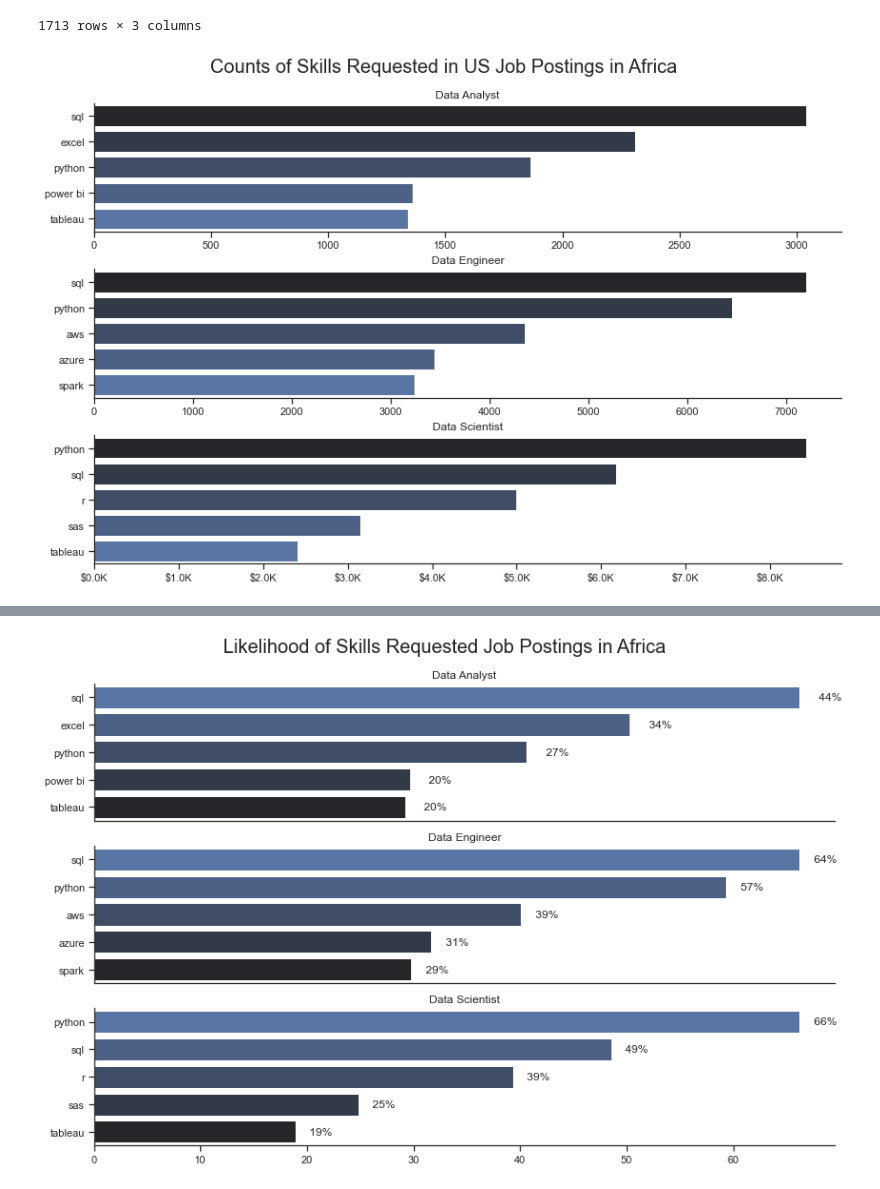
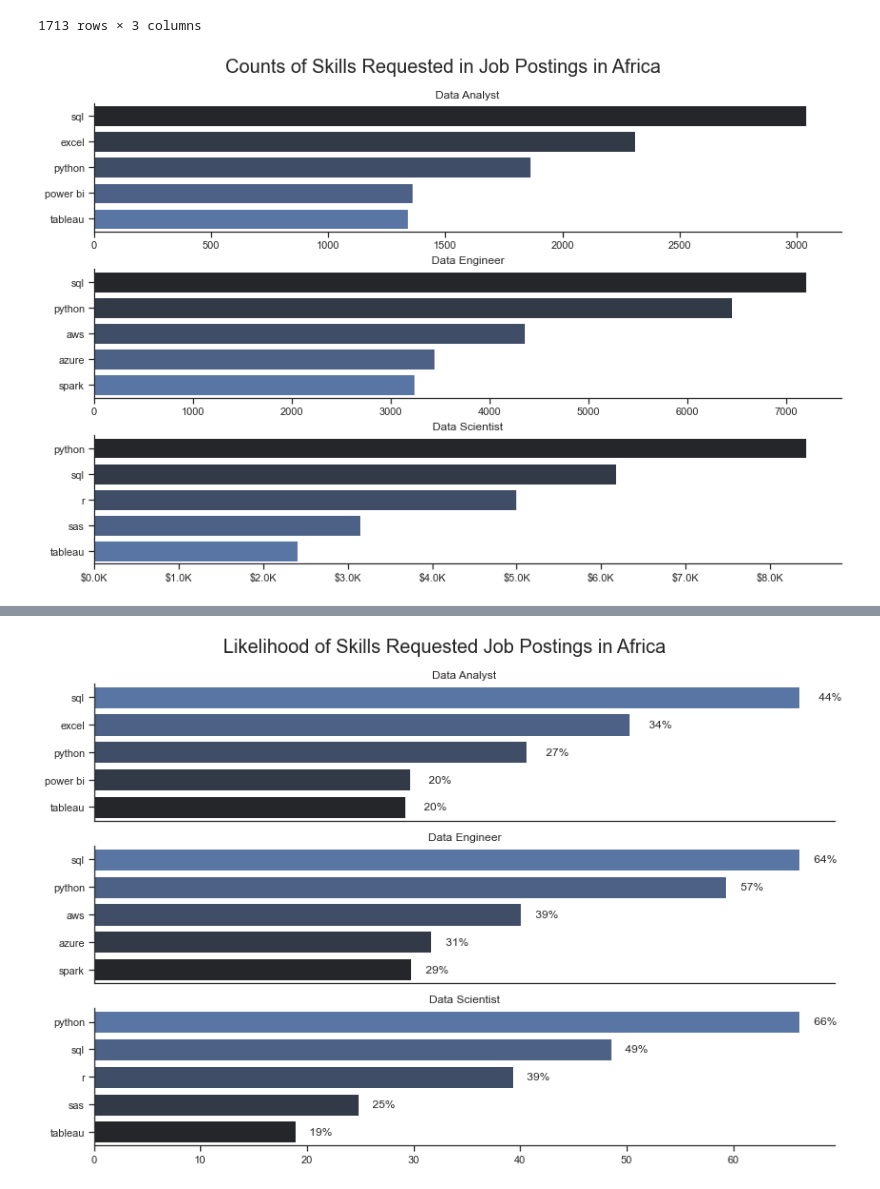
Before and after one commit to abu14/ML_Job_Landscape_Skills_Demand_Analysis-, a Jupyter notebook: Part-Two-Skill-Demand-Analysis.ipynb, the cells around one changed output, grey strips where cells are left out. Drawn from its saved outputs; the diff is of its cells as text; code cells hidden in the pictures.

```diff
--- a/Part-Two-Skill-Demand-Analysis.ipynb
+++ b/Part-Two-Skill-Demand-Analysis.ipynb
@@ -305,24 +298,24 @@ df_skills_count_continent
 # %%
 fig, ax = plt.subplots(len(job_titles), 1, figsize=(12, 8))
 
 sns.set_theme(style='ticks')
 
 for i, job_title in enumerate(job_titles):
     df_plot = df_skills_count_continent[df_skills_count_continent['job_title_short']==job_title].head(5)[::-1]
     sns.barplot(data = df_plot, x='skill_count',y='job_skills',ax=ax[i],palette='dark:b_r')
     ax[i].set_title(job_title)
     ax[i].invert_yaxis()
     ax[i].set_ylabel('')
     ax[i].set_xlabel('')
     sns.despine()
     ax[i] = plt.gca()
     ax[i].xaxis.set_major_formatter(plt.FuncFormatter(lambda x, pos: f'${x/1000}K'))
 
-fig.suptitle('Counts of Skills Requested in US Job Postings in Africa', fontsize=20)
+fig.suptitle('Counts of Skills Requested in Job Postings in Africa', fontsize=20)
 fig.tight_layout(h_pad=0.5) # fix the overlap
 plt.show()
 # %% [output]
-[figure, old version]
+[figure, new version]
 # %%
 df.head(3)
 # %% [output]
```
Also changed, not shown: parts of 4 cells of this notebook, 8 other files.
